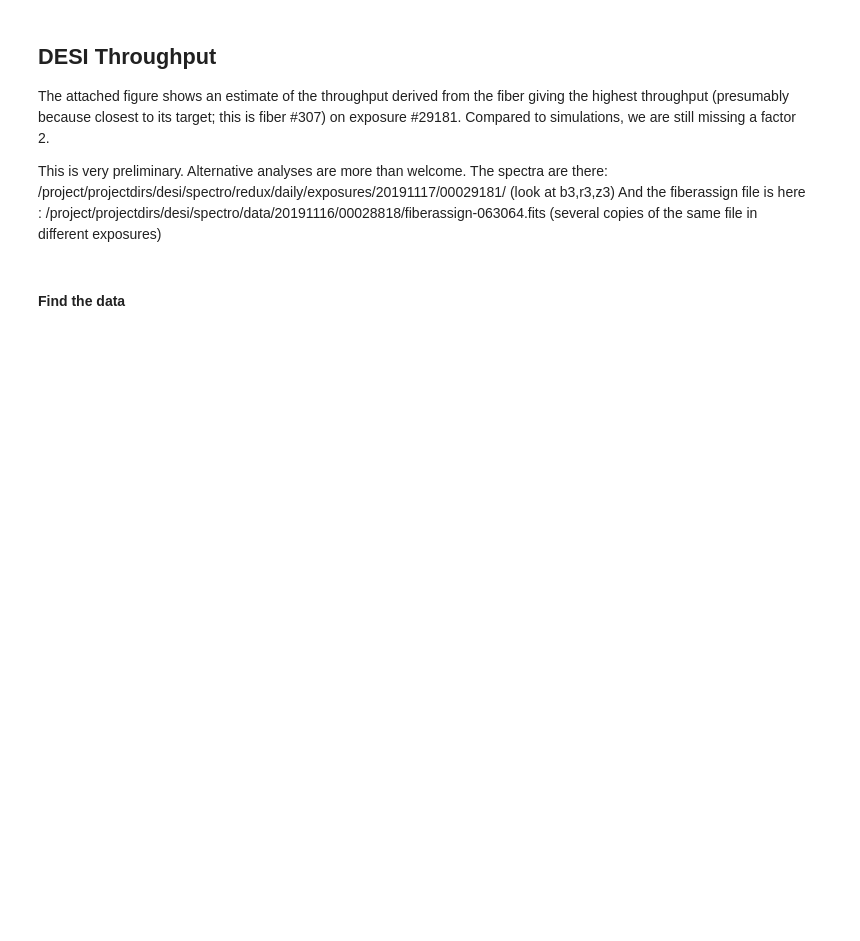
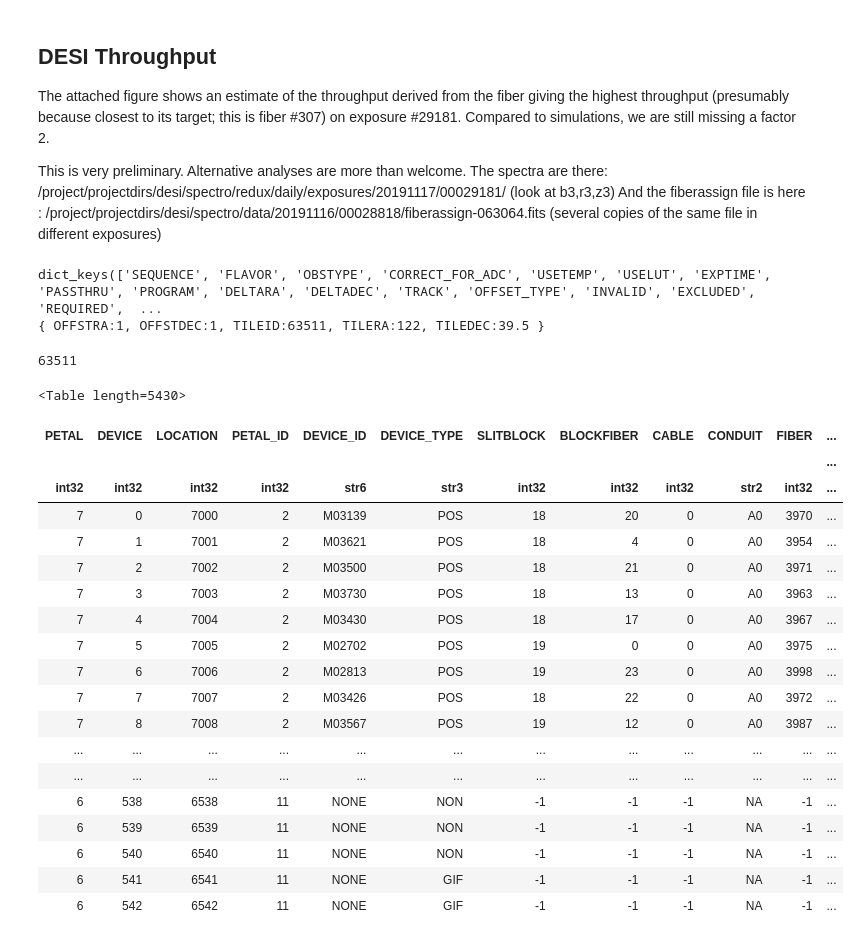
Before and after one commit to moustakas/impy, a Jupyter notebook: projects/desi/cmx/cmx-throughput.ipynb, the cells around one changed output. Drawn from its saved outputs; the diff is of its cells as text; code cells hidden in the pictures; blank space fills up the shorter version.

```diff
--- a/projects/desi/cmx/cmx-throughput.ipynb
+++ b/projects/desi/cmx/cmx-throughput.ipynb
@@ -25,3 +27 @@ sns.set(context='talk', style='ticks', font_scale=1.1)
 %matplotlib inline
-# %% [markdown]
-#### Find the data
@@ -30,0 +37,35 @@ reduxdir = os.getenv('DESI_ROOT')+'/spectro/redux/daily/exposures'
+# %%
+import json
+requestsfile = '/Users/ioannis/work/desi/spectro/data/20200102/00037742/request-00037742.json'
+with open(requestsfile) as ff:
+    jj = json.load(ff)
+print(jj.keys())
+print(jj['PASSTHRU'])
+int(jj['PASSTHRU'].split(':')[3].split(',')[0])
+# %% [output]
+dict_keys(['SEQUENCE', 'FLAVOR', 'OBSTYPE', 'CORRECT_FOR_ADC', 'USETEMP', 'USELUT', 'EXPTIME', 'PASSTHRU', 'PROGRAM', 'DELTARA', 'DELTADEC', 'TRACK', 'OFFSET_TYPE', 'INVALID', 'EXCLUDED', 'REQUIRED',  ...
+{ OFFSTRA:1, OFFSTDEC:1, TILEID:63511, TILERA:122, TILEDEC:39.5 }
+63511
+# %%
+desimodel.io.load_focalplane()[0]
+# %% [output]
+<Table length=5430>
+| PETAL | DEVICE | LOCATION | PETAL_ID | DEVICE_ID | DEVICE_TYPE | SLITBLOCK | BLOCKFIBER | CABLE | CONDUIT | FIBER | ... |
+|  |  |  |  |  |  |  |  |  |  |  | ... |
+| int32 | int32 | int32 | int32 | str6 | str3 | int32 | int32 | int32 | str2 | int32 | ... |
+| 7 | 0 | 7000 | 2 | M03139 | POS | 18 | 20 | 0 | A0 | 3970 | ... |
+| 7 | 1 | 7001 | 2 | M03621 | POS | 18 | 4 | 0 | A0 | 3954 | ... |
+| 7 | 2 | 7002 | 2 | M03500 | POS | 18 | 21 | 0 | A0 | 3971 | ... |
+| 7 | 3 | 7003 | 2 | M03730 | POS | 18 | 13 | 0 | A0 | 3963 | ... |
+| 7 | 4 | 7004 | 2 | M03430 | POS | 18 | 17 | 0 | A0 | 3967 | ... |
+| 7 | 5 | 7005 | 2 | M02702 | POS | 19 | 0 | 0 | A0 | 3975 | ... |
+| 7 | 6 | 7006 | 2 | M02813 | POS | 19 | 23 | 0 | A0 | 3998 | ... |
+| 7 | 7 | 7007 | 2 | M03426 | POS | 18 | 22 | 0 | A0 | 3972 | ... |
+| 7 | 8 | 7008 | 2 | M03567 | POS | 19 | 12 | 0 | A0 | 3987 | ... |
+| ... | ... | ... | ... | ... | ... | ... | ... | ... | ... | ... | ... |
+| ... | ... | ... | ... | ... | ... | ... | ... | ... | ... | ... | ... |
+| 6 | 538 | 6538 | 11 | NONE | NON | -1 | -1 | -1 | NA | -1 | ... |
+| 6 | 539 | 6539 | 11 | NONE | NON | -1 | -1 | -1 | NA | -1 | ... |
+| 6 | 540 | 6540 | 11 | NONE | NON | -1 | -1 | -1 | NA | -1 | ... |
+| 6 | 541 | 6541 | 11 | NONE | GIF | -1 | -1 | -1 | NA | -1 | ... |
+| 6 | 542 | 6542 | 11 | NONE | GIF | -1 | -1 | -1 | NA | -1 | ... |
```
Also changed, not shown: parts of 27 cells of this notebook.
